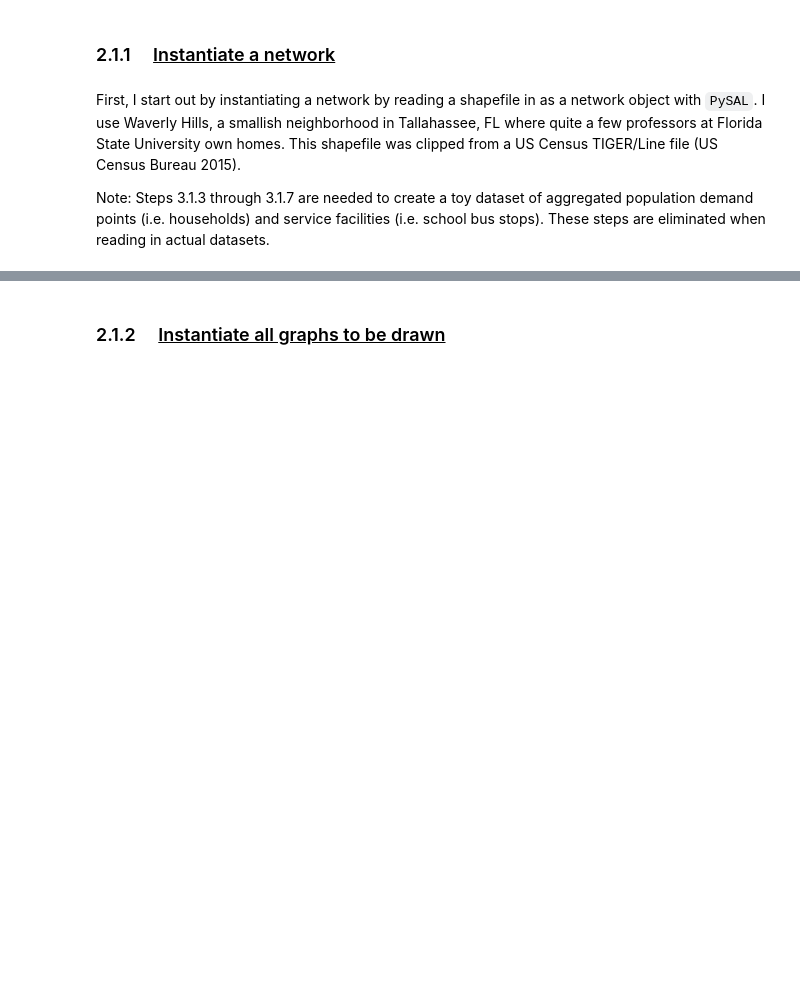
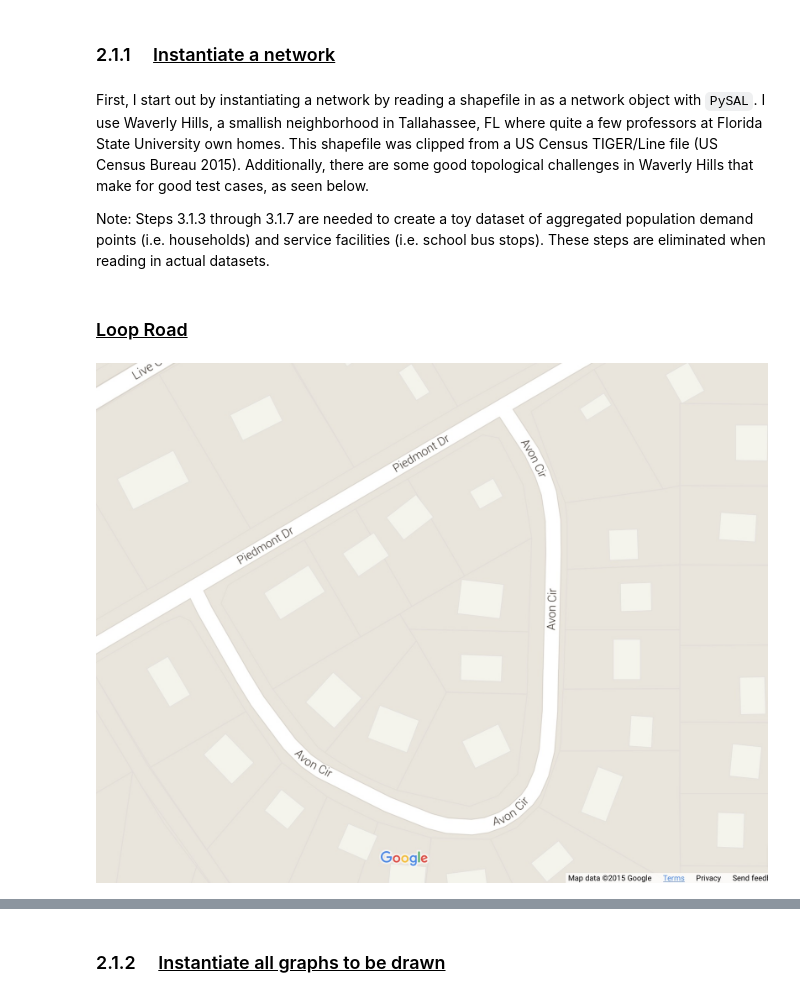
Before and after one commit to jGaboardi/NARSC__15, a Jupyter notebook: NARSC_pres_Gaboardi.ipynb, the cells around one changed output, grey strips where cells are left out. Saved outputs shown, nothing was run; the diff lists cells and outputs as text; code cells hidden in the pictures; blank space fills up the shorter version.

```diff
--- a/NARSC_pres_Gaboardi.ipynb
+++ b/NARSC_pres_Gaboardi.ipynb
@@ -210,6 +210,14 @@ PySAL.Network
 # %% [markdown]
 ### 2.1.1 &nbsp;&nbsp;&nbsp;&nbsp;<u>Instantiate a network</u>
 # %% [markdown]
-First, I start out by instantiating a network by reading a shapefile in as a network object with `PySAL`.  I use Waverly Hills, a smallish neighborhood in Tallahassee, FL where quite a few professors at Florida State University own homes.  This shapefile was clipped from a US Census TIGER/Line file (US Census Bureau 2015).
+First, I start out by instantiating a network by reading a shapefile in as a network object with `PySAL`.  I use Waverly Hills, a smallish neighborhood in Tallahassee, FL where quite a few professors at Florida State University own homes.  This shapefile was clipped from a US Census TIGER/Line file (US Census Bureau 2015).  Additionally, there are some good topological challenges in Waverly Hills that make for good test cases, as seen below.
 
 Note: Steps 3.1.3 through 3.1.7 are needed to create a toy dataset of aggregated population demand points (i.e. households) and service facilities (i.e. school bus stops). These steps are eliminated when reading in actual datasets.
+# %% [markdown]
+### <u>Loop Road</u>
+# %%
+# Avon Circle
+Avon_Cir = IPd.Image(path+'/Avon.jpg')
+Avon_Cir
+# %% [output]
+[figure, added]
```
Also changed, not shown: parts of 35 cells of this notebook, 30 other files.
